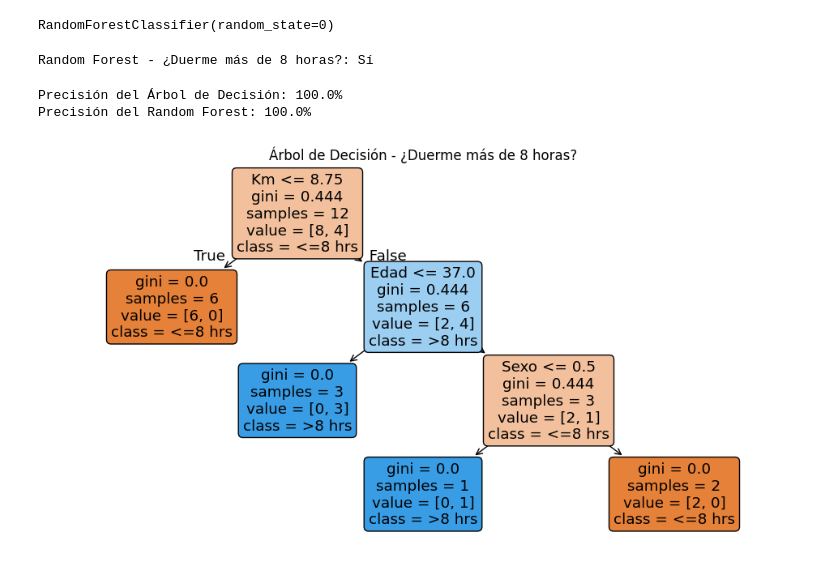
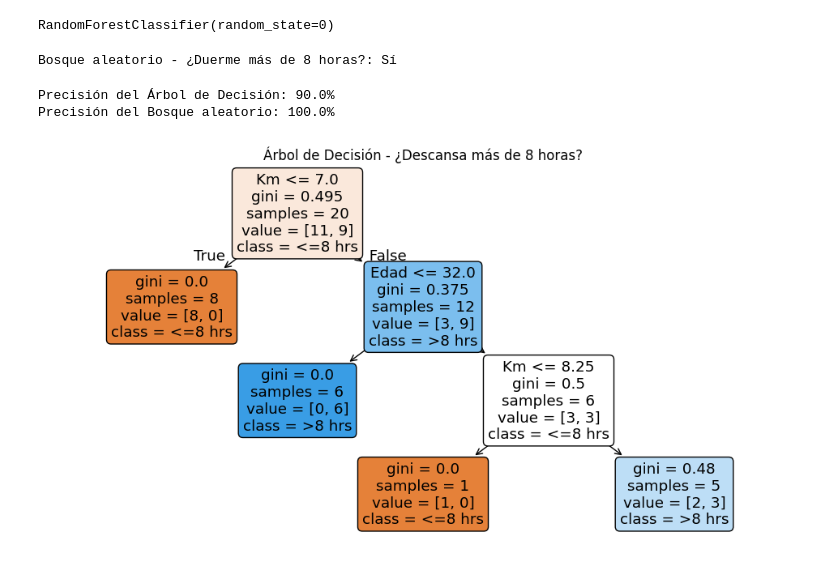
Before and after one commit to VanKoh01/us-dba-02, a Jupyter notebook: regresion2.ipynb, the cells around one changed output. Saved outputs shown, nothing was run; the diff lists cells and outputs as text; code cells hidden in the pictures.

```diff
--- a/regresion2.ipynb
+++ b/regresion2.ipynb
@@ -19,11 +19,14 @@ import matplotlib.pyplot as plt
 X = [
     [5.0, 22, 1], [5.0, 30, 0], [5.0, 40, 1], [5.0, 48, 0],
     [10.0, 20, 1], [10.0, 25, 0], [10.0, 38, 1], [10.0, 45, 0],
-    [10.0, 50, 1], [8.0, 33, 0], [9.5, 36, 1], [6.0, 44, 0]
+    [10.0, 50, 1], [8.0, 33, 0], [9.5, 36, 1], [6.0, 44, 0],
+    [7.5, 26, 1], [6.5, 35, 0], [12.0, 24, 1], [4.5, 42, 0],
+    [9.0, 29, 1], [11.0, 31, 0], [5.5, 47, 1], [8.5, 34, 0]
 ]
 
 # Horas de sueño correspondientes (etiquetas)
-y = [7, 8, 6, 7, 9, 10, 7.5, 8.5, 7.2, 8, 9.3, 7.8]
+y = [7, 8, 6, 7, 9, 10, 7.5, 8.5, 7.2, 8, 9.3, 7.8,
+          8.2, 7.1, 9.5, 6.8, 8.9, 9.2, 7.0, 8.4]
 # %%
 modelo_lineal = LinearRegression()
 modelo_lineal.fit(X,y)
@@ -125,31 +128,33 @@ modelo_bosque.fit(X, y_logica)
 RandomForestClassifier(random_state=0)
 # %%
 prediccion_bosque = modelo_bosque.predict([[10.0, 28, 1]])
-print("Random Forest - ¿Duerme más de 8 horas?:", "Sí" if prediccion_bosque[0] == 1 else "No")
+print("Bosque aleatorio - ¿Duerme más de 8 horas?:", "Sí" if prediccion_bosque[0] == 1 else "No")
 # %% [output]
-Random Forest - ¿Duerme más de 8 horas?: Sí
+Bosque aleatorio - ¿Duerme más de 8 horas?: Sí
 # %%
 from sklearn.metrics import accuracy_score
 
-# Precisión (accuracy) con los datos de entrenamiento
+#accuracy con datos de entrenamiento
+#se pueden añadir mas, pero se vuelve inestable
+#debug posterior para reciclar
 arbol_acc = accuracy_score(y_logica, modelo_arbol.predict(X))
 bosque_acc = accuracy_score(y_logica, modelo_bosque.predict(X))
 
 print(f"Precisión del Árbol de Decisión: {arbol_acc*100:.1f}%")
-print(f"Precisión del Random Forest: {bosque_acc*100:.1f}%")
+print(f"Precisión del Bosque aleatorio: {bosque_acc*100:.1f}%")
 # %% [output]
-Precisión del Árbol de Decisión: 100.0%
-Precisión del Random Forest: 100.0%
+Precisión del Árbol de Decisión: 90.0%
+Precisión del Bosque aleatorio: 100.0%
 # %%
 import matplotlib.pyplot as plt
 from sklearn.tree import plot_tree
 # %%
 plt.figure(figsize=(12, 6))
 plot_tree(modelo_arbol,
           feature_names=["Km", "Edad", "Sexo"],
           class_names=["<=8 hrs", ">8 hrs"],
           filled=True, rounded=True)
-plt.title("Árbol de Decisión - ¿Duerme más de 8 horas?")
+plt.title("Árbol de Decisión - ¿Descansa más de 8 horas?")
 plt.show()
 # %% [output]
-[figure, old version]
+[figure, new version]
```
Also changed, not shown: parts of 11 cells of this notebook.
